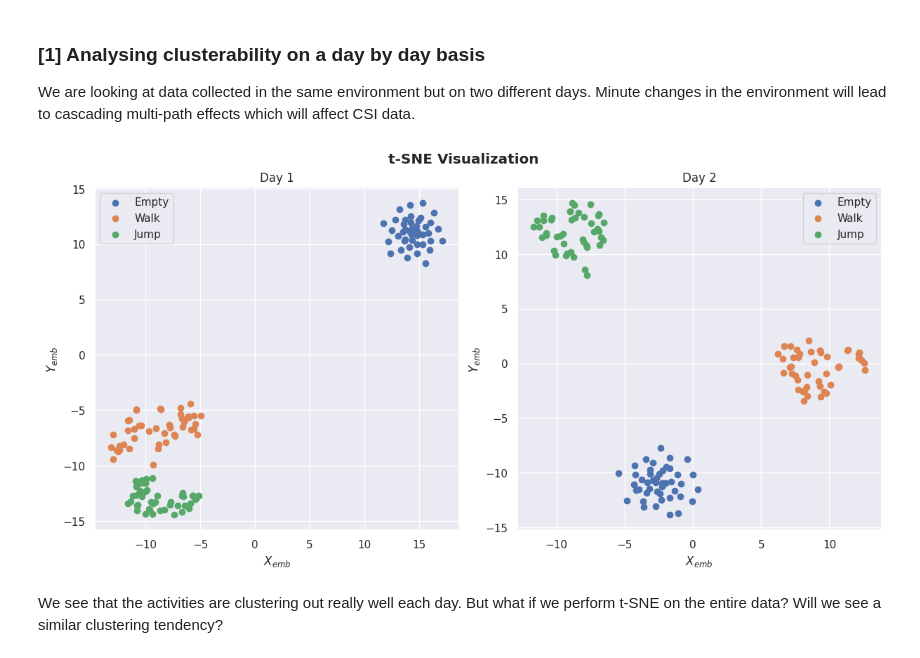
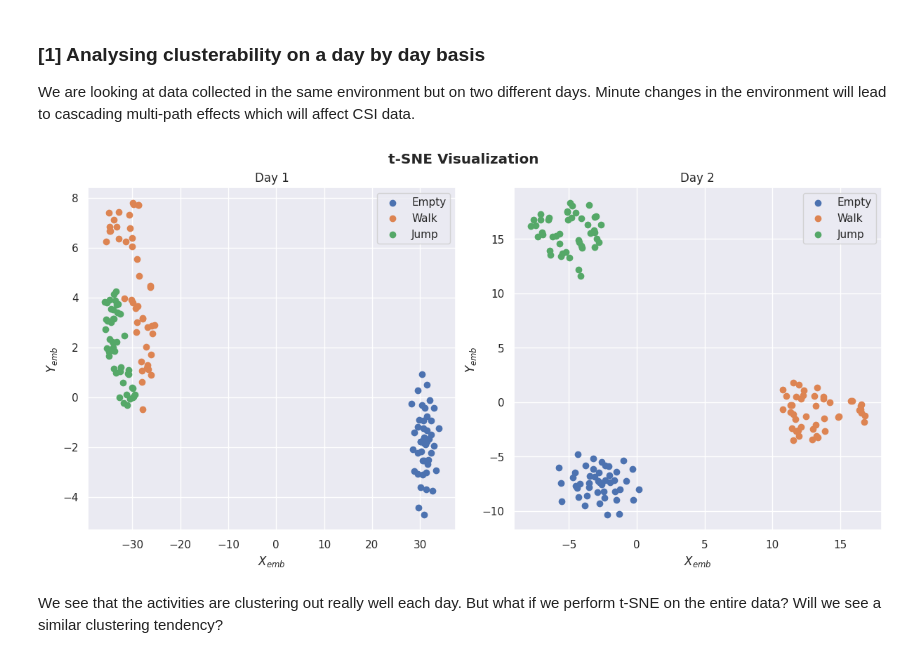
Before and after one commit to winwinashwin/CSI-Sense-Zero, a Jupyter notebook: notebooks/t-SNE.ipynb, the cells around one changed output. Saved outputs shown, nothing was run; the diff lists cells and outputs as text; code cells hidden in the pictures.

```diff
--- a/notebooks/t-SNE.ipynb
+++ b/notebooks/t-SNE.ipynb
@@ -6,31 +6,23 @@ from the manifold embeddings.
 
 ---
 # %%
+import sys
+
+sys.path.insert(0, "..")
+
 import scipy.io
 from sklearn.manifold import TSNE
 import matplotlib.pyplot as plt
 import numpy as np
-from sklearn.preprocessing import StandardScaler
 import seaborn as sns
+
+from HAR.transformers import CSIMinMaxScaler
+from HAR.io import load_dataset
 
 sns.set_theme()
 
 
-def load_dataset(infile):
-    mat = scipy.io.loadmat(infile)
-    X = mat["csi"].T
-    nsamples = mat["nsamples"].flatten()
-    dim = mat["dim"].flatten()
-    classnames = list(map(lambda s: s.strip().title(), mat["classnames"]))
-    y = []
-    for i in range(len(classnames)):
-        y += [i] * nsamples[i]
-    y = np.array(y)
-    return X, y, nsamples, classnames, dim
-
-
 def get_coords_embedded(X):
-    Xstd = StandardScaler().fit_transform(X)
     tsne = TSNE(
         n_components=2,
         perplexity=25,
@@ -40,7 +32,7 @@ def get_coords_embedded(X):
         n_jobs=-1,
     )
 
-    Xemb = tsne.fit_transform(Xstd)
+    Xemb = tsne.fit_transform(X)
 
     return Xemb[:, 0], Xemb[:, 1]
 # %% [markdown]
@@ -48,42 +40,52 @@ def get_coords_embedded(X):
 
 We are looking at data collected in the same environment but on two different days. Minute changes in the environment will lead to cascading multi-path effects which will affect CSI data.
 # %%
-X1, y1, nsamples1, classnames1, _ = load_dataset("../dataset/rCSI-1")
-X2, y2, nsamples2, classnames2, _ = load_dataset("../dataset/rCSI-2")
+X1, y1, nsamples1, classnames1, dim1 = load_dataset("../dataset/rCSI-1")
+X2, y2, nsamples2, classnames2, dim2 = load_dataset("../dataset/rCSI-2")
+
+scaler = CSIMinMaxScaler()
+
+X1 = X1.reshape(X1.shape[0], *dim1)
+X1 = scaler.fit_transform(X1)
+X1 = X1.reshape(X1.shape[0], dim1[0] * dim1[1])
+
+X2 = X2.reshape(X2.shape[0], *dim1)
+X2 = scaler.fit_transform(X2)
+X2 = X2.reshape(X2.shape[0], dim2[0] * dim2[1])
 
 xc1, yc1 = get_coords_embedded(X1)
 xc2, yc2 = get_coords_embedded(X2)
 
 plt.figure(figsize=(12, 6), constrained_layout=True)
 
 plt.subplot(1, 2, 1)
 for i in range(len(classnames1)):
     plt.scatter(
         xc1[np.sum(nsamples1[:i]) : np.sum(nsamples1[: i + 1])],
         yc1[np.sum(nsamples1[:i]) : np.sum(nsamples1[: i + 1])],
         label=classnames1[i],
     )
     plt.xlabel(r"$X_{emb}$")
     plt.ylabel(r"$Y_{emb}$")
     plt.legend()
     plt.title("Day 1")
 
 plt.subplot(1, 2, 2)
 for i in range(len(classnames1)):
     plt.scatter(
         xc2[np.sum(nsamples2[:i]) : np.sum(nsamples2[: i + 1])],
         yc2[np.sum(nsamples2[:i]) : np.sum(nsamples2[: i + 1])],
         label=classnames2[i],
     )
     plt.xlabel(r"$X_{emb}$")
     plt.ylabel(r"$Y_{emb}$")
     plt.legend()
     plt.title("Day 2")
 
 plt.suptitle("t-SNE Visualization", fontweight="bold")
 plt.show()
 # %% [output]
-[figure, old version]
+[figure, new version]
 # %% [markdown]
 We see that the activities are clustering out really well each day. But what if we perform t-SNE on the entire data? Will we see a similar clustering tendency?
 # %% [markdown]
```
Also changed, not shown: parts of 1 cell of this notebook, 12 other files.
